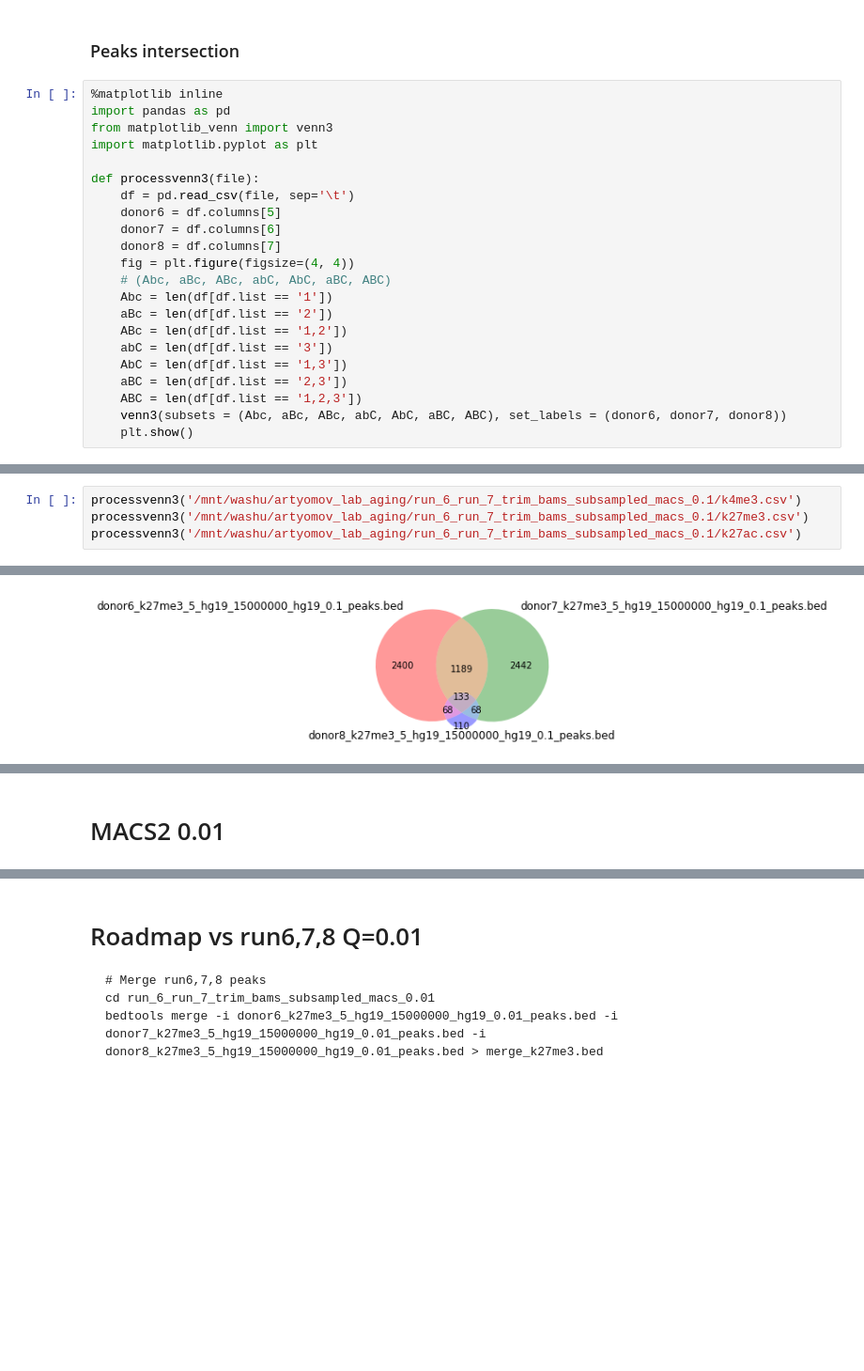
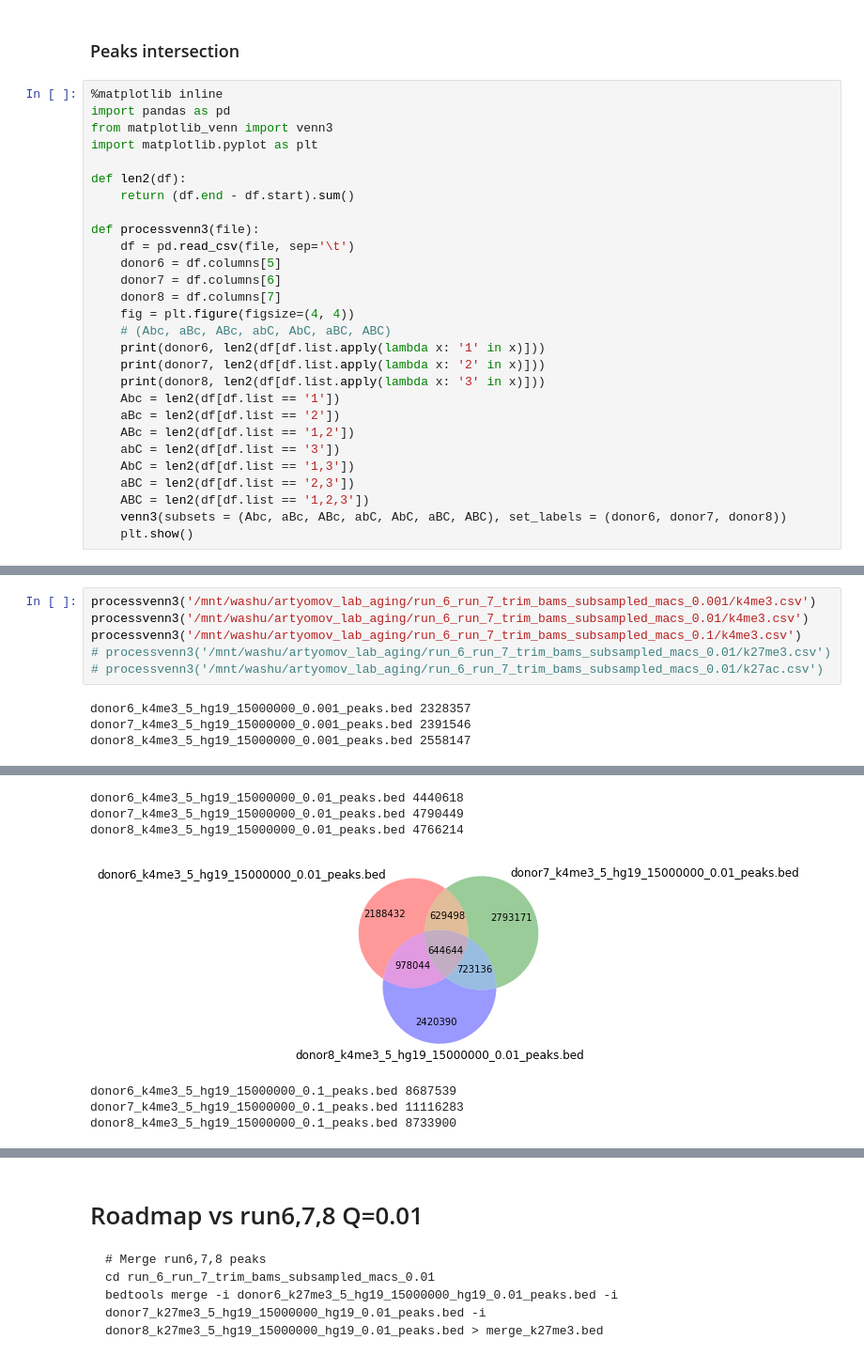
Before and after one commit to JetBrains-Research/washu, a Jupyter notebook: analysis.ipynb, the cells around one changed output, grey strips where cells are left out. Shown at 94% size. Cells and saved outputs as stored; diff of their text form; blank space fills up the shorter version.

Commit message:
Checkpoint: peaks overlap

````diff
--- a/analysis.ipynb
+++ b/analysis.ipynb
@@ -42,6 +31,9 @@ Processing macs2 logs /mnt/washu/artyomov_lab_aging/run_6_run_7_trim_bams_subsam
 import pandas as pd
 from matplotlib_venn import venn3
 import matplotlib.pyplot as plt
+
+def len2(df):
+    return (df.end - df.start).sum()
 
 def processvenn3(file):
     df = pd.read_csv(file, sep='\t')
@@ -50,13 +42,16 @@ def processvenn3(file):
     donor8 = df.columns[7]
     fig = plt.figure(figsize=(4, 4))
     # (Abc, aBc, ABc, abC, AbC, aBC, ABC)
-    Abc = len(df[df.list == '1'])
-    aBc = len(df[df.list == '2'])
-    ABc = len(df[df.list == '1,2'])
-    abC = len(df[df.list == '3'])
-    AbC = len(df[df.list == '1,3'])
-    aBC = len(df[df.list == '2,3'])
-    ABC = len(df[df.list == '1,2,3'])
+    print(donor6, len2(df[df.list.apply(lambda x: '1' in x)]))
+    print(donor7, len2(df[df.list.apply(lambda x: '2' in x)]))
+    print(donor8, len2(df[df.list.apply(lambda x: '3' in x)]))
+    Abc = len2(df[df.list == '1'])
+    aBc = len2(df[df.list == '2'])
+    ABc = len2(df[df.list == '1,2'])
+    abC = len2(df[df.list == '3'])
+    AbC = len2(df[df.list == '1,3'])
+    aBC = len2(df[df.list == '2,3'])
+    ABC = len2(df[df.list == '1,2,3'])
     venn3(subsets = (Abc, aBc, ABc, abC, AbC, aBC, ABC), set_labels = (donor6, donor7, donor8))
     plt.show()
 # %% [markdown]
@@ -68,7 +64,12 @@ multiIntersectBed -header -i *k4me3*.bed > k4me3.csv
 multiIntersectBed -header -i *k27me3*.bed > k27me3.csv
 ```
 # %%
+processvenn3('/mnt/washu/artyomov_lab_aging/run_6_run_7_trim_bams_subsampled_macs_0.001/k4me3.csv')
+processvenn3('/mnt/washu/artyomov_lab_aging/run_6_run_7_trim_bams_subsampled_macs_0.01/k4me3.csv')
 processvenn3('/mnt/washu/artyomov_lab_aging/run_6_run_7_trim_bams_subsampled_macs_0.1/k4me3.csv')
-processvenn3('/mnt/washu/artyomov_lab_aging/run_6_run_7_trim_bams_subsampled_macs_0.1/k27me3.csv')
-processvenn3('/mnt/washu/artyomov_lab_aging/run_6_run_7_trim_bams_subsampled_macs_0.1/k27ac.csv')
+# processvenn3('/mnt/washu/artyomov_lab_aging/run_6_run_7_trim_bams_subsampled_macs_0.01/k27me3.csv')
+# processvenn3('/mnt/washu/artyomov_lab_aging/run_6_run_7_trim_bams_subsampled_macs_0.01/k27ac.csv')
 # %% [output]
+donor6_k4me3_5_hg19_15000000_0.001_peaks.bed 2328357
+donor7_k4me3_5_hg19_15000000_0.001_peaks.bed 2391546
+donor8_k4me3_5_hg19_15000000_0.001_peaks.bed 2558147
@@ -76 +77,7 @@ processvenn3('/mnt/washu/artyomov_lab_aging/run_6_run_7_trim_bams_subsampled_mac
+donor6_k4me3_5_hg19_15000000_0.01_peaks.bed 4440618
+donor7_k4me3_5_hg19_15000000_0.01_peaks.bed 4790449
+donor8_k4me3_5_hg19_15000000_0.01_peaks.bed 4766214
-[figure, old version]
+[figure, new version]
+donor6_k4me3_5_hg19_15000000_0.1_peaks.bed 8687539
+donor7_k4me3_5_hg19_15000000_0.1_peaks.bed 11116283
+donor8_k4me3_5_hg19_15000000_0.1_peaks.bed 8733900
@@ -78,3 +85 @@ processvenn3('/mnt/washu/artyomov_lab_aging/run_6_run_7_trim_bams_subsampled_mac
-# %% [markdown]
-# MACS2 0.01
 # %%
````
Also changed, not shown: parts of 19 cells of this notebook.
